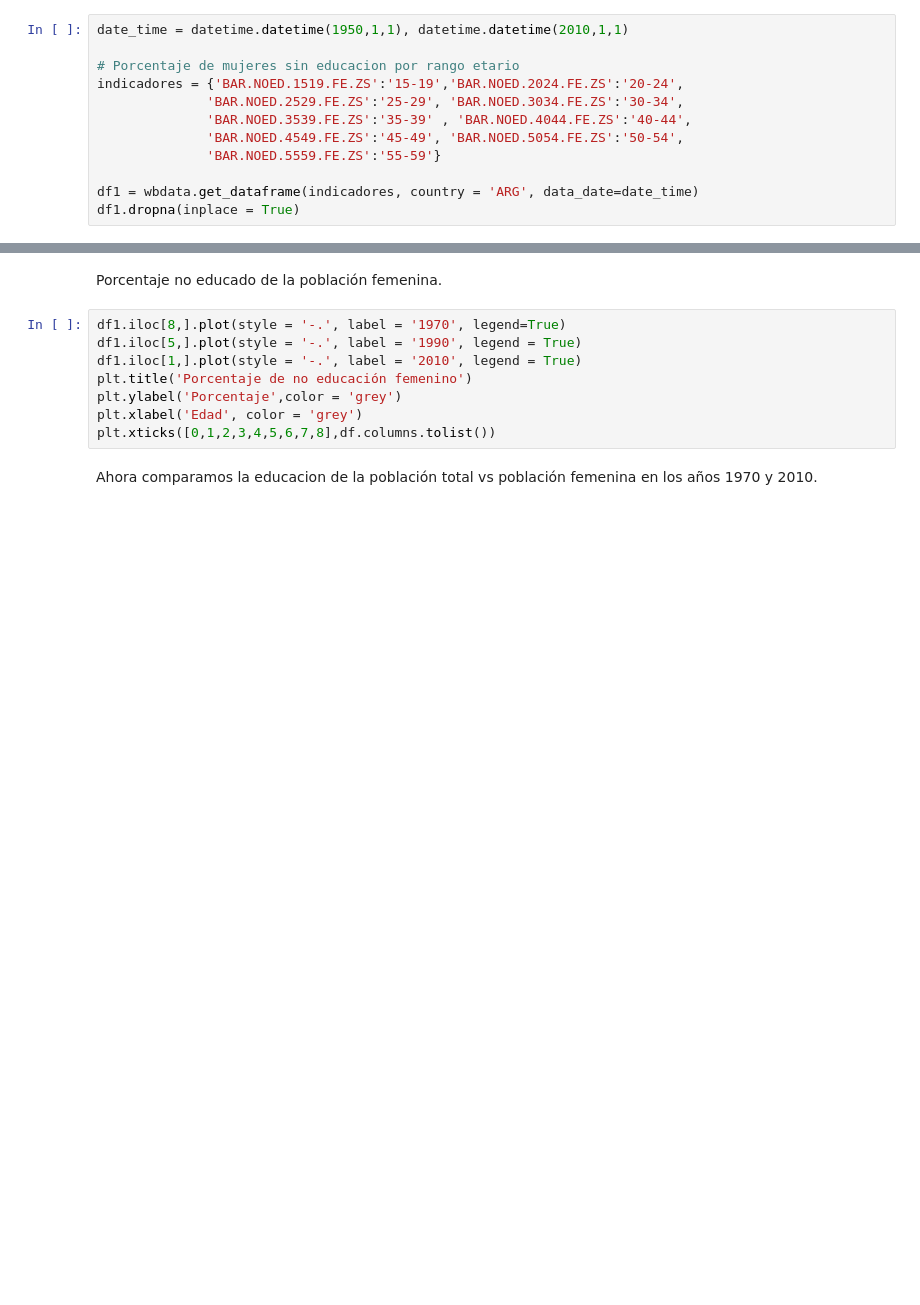
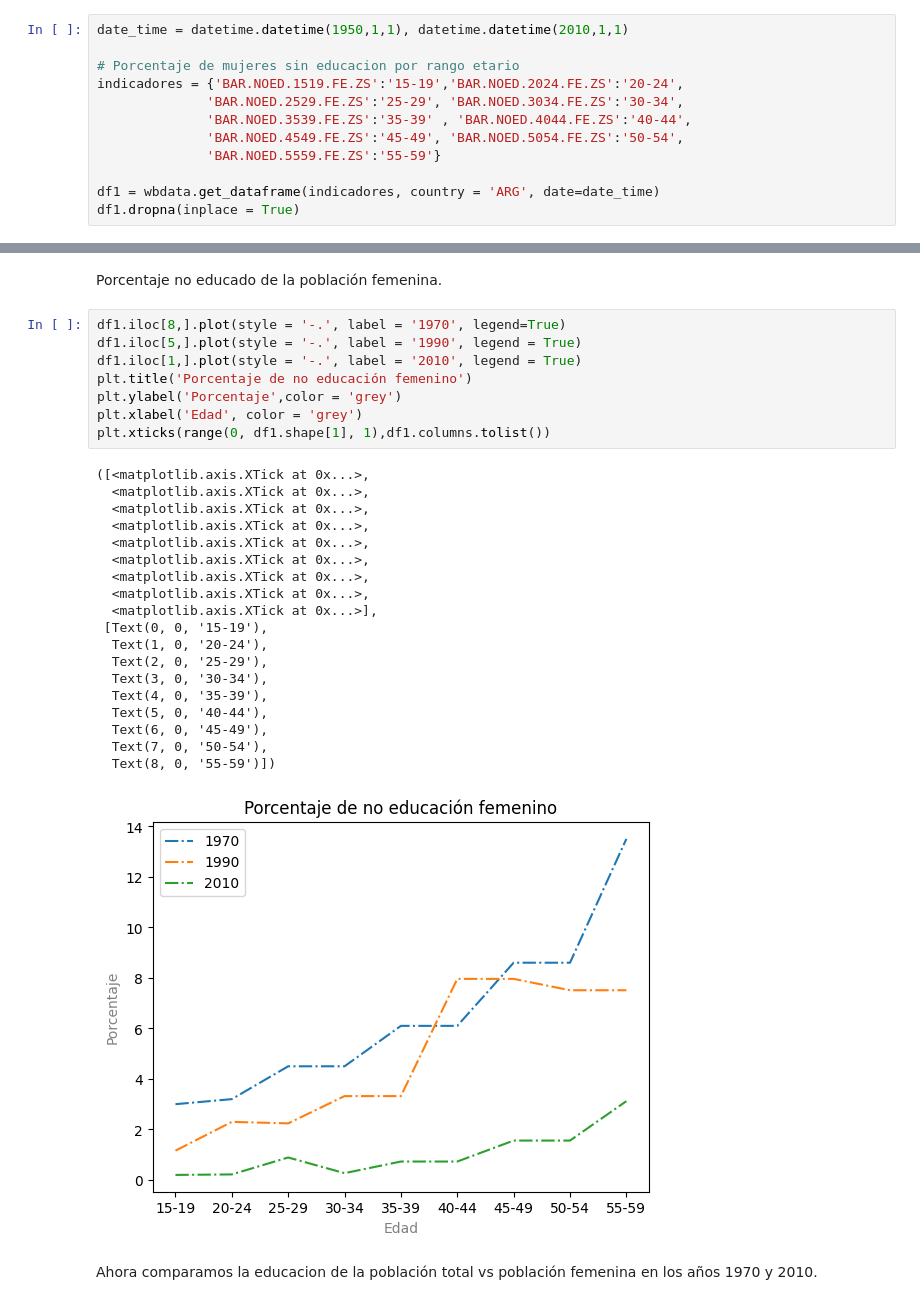
Before and after one commit to SunFanton/python-courses, a Jupyter notebook: humai/analisis-de-datos-Humai/05_Visualizacion/Visualizacion.ipynb, the cells around one changed output, grey strips where cells are left out. Saved outputs shown, nothing was run; the diff lists cells and outputs as text; blank space fills up the shorter version.

```diff
--- a/humai/analisis-de-datos-Humai/05_Visualizacion/Visualizacion.ipynb
+++ b/humai/analisis-de-datos-Humai/05_Visualizacion/Visualizacion.ipynb
@@ -275,5 +374,5 @@ indicadores = {'BAR.NOED.1519.FE.ZS':'15-19','BAR.NOED.2024.FE.ZS':'20-24',
               'BAR.NOED.4549.FE.ZS':'45-49', 'BAR.NOED.5054.FE.ZS':'50-54',
               'BAR.NOED.5559.FE.ZS':'55-59'}
 
-df1 = wbdata.get_dataframe(indicadores, country = 'ARG', data_date=date_time)
+df1 = wbdata.get_dataframe(indicadores, country = 'ARG', date=date_time)
 df1.dropna(inplace = True)
@@ -282,11 +391,31 @@ Porcentaje no educado de la población femenina.
 # %%
 df1.iloc[8,].plot(style = '-.', label = '1970', legend=True)
 df1.iloc[5,].plot(style = '-.', label = '1990', legend = True)
 df1.iloc[1,].plot(style = '-.', label = '2010', legend = True)
 plt.title('Porcentaje de no educación femenino')
 plt.ylabel('Porcentaje',color = 'grey')
 plt.xlabel('Edad', color = 'grey')
-plt.xticks([0,1,2,3,4,5,6,7,8],df.columns.tolist())
+plt.xticks(range(0, df1.shape[1], 1),df1.columns.tolist())
+# %% [output]
+([<matplotlib.axis.XTick at 0x...>,
+  <matplotlib.axis.XTick at 0x...>,
+  <matplotlib.axis.XTick at 0x...>,
+  <matplotlib.axis.XTick at 0x...>,
+  <matplotlib.axis.XTick at 0x...>,
+  <matplotlib.axis.XTick at 0x...>,
+  <matplotlib.axis.XTick at 0x...>,
+  <matplotlib.axis.XTick at 0x...>,
+  <matplotlib.axis.XTick at 0x...>],
+ [Text(0, 0, '15-19'),
+  Text(1, 0, '20-24'),
+  Text(2, 0, '25-29'),
+  Text(3, 0, '30-34'),
+  Text(4, 0, '35-39'),
+  Text(5, 0, '40-44'),
+  Text(6, 0, '45-49'),
+  Text(7, 0, '50-54'),
+  Text(8, 0, '55-59')])
+[figure, added]
 # %% [markdown]
 Ahora comparamos la educacion de la población total vs población femenina en los años 1970 y 2010.
 # %%
```
Also changed, not shown: parts of 35 cells of this notebook.
